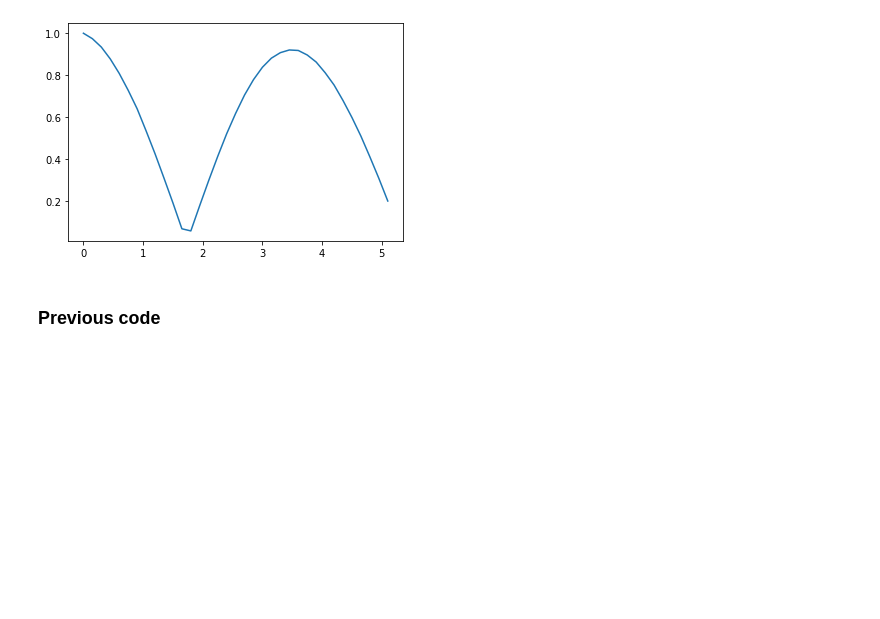
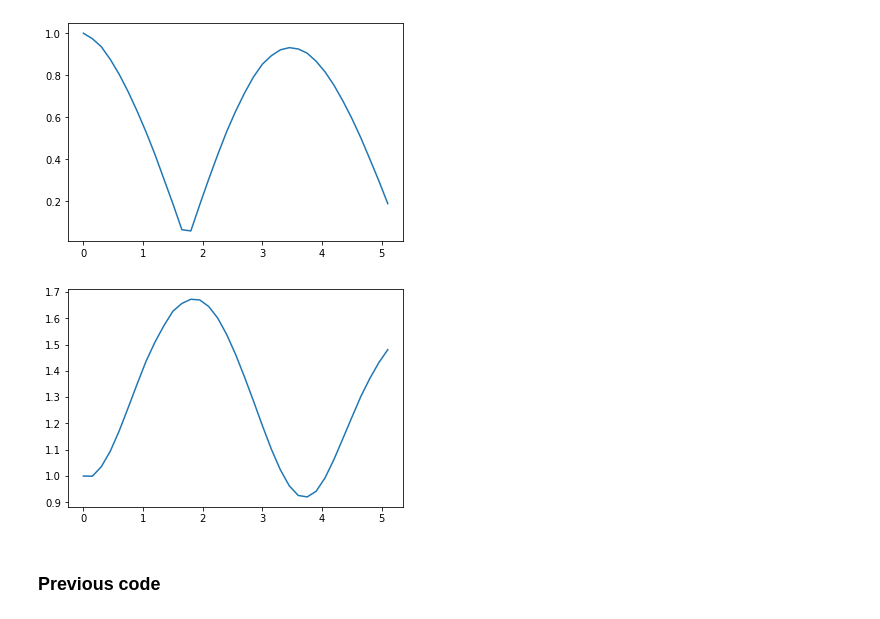
Before and after one commit to psasanka1729/QAAS-project, a Jupyter notebook: QAAS_project.ipynb, the cells around one changed output. Cells and saved outputs as stored; diff of their text form; code cells hidden in the pictures; blank space fills up the shorter version.

```diff
--- a/QAAS_project.ipynb
+++ b/QAAS_project.ipynb
@@ -76,7 +76,7 @@ def Expectation_Values(theta_1):
 
     psi = QuantumCircuit(1) # Initially |psi> = |0>.
 
-    psi.unitary(U_1(theta_1),0)
+    psi.unitary(U_1(theta_1),0) # |psi_tilde> = exp(-i * theta/2 * sigma_x) |0>.
 
     psi = CircuitStateFn(psi)
 
@@ -93,9 +93,13 @@ def Expectation_Values(theta_1):
     sampler = CircuitSampler(simulator).convert(expectation)
     V_0 = sampler.eval().real # Returning the <psi | sigma_y |psi>.
 
-    #psi = QuantumCircuit(1)
-    #psi.x(0)
-    #psi = CircuitStateFn(psi)
+
+
+    psi = QuantumCircuit(1) # Initially |psi> = |0>.
+
+    psi.unitary(U_1(theta_1),0) # |psi_tilde> = exp(-i * theta/2 * sigma_x) |0>.
+
+    psi = CircuitStateFn(psi)
 
     # Choosing the operator whose expectation to be measured.
     op_1 = Z
@@ -126,14 +138,14 @@ alpha_s = [alpha]
 theta_s = [theta]
 
 # Run the expectation value.
-M = Expectation_Values(theta)
+M = Expectation_Values(theta_0)
 while t < 5:
 
     alpha_dot = (alpha/2) * M[0]
     theta_dot = 2-M[1]
 
-    alpha = alpha + dt * alpha_dot
-    theta = theta + dt * theta_dot
+    alpha = alpha + (dt * alpha_dot)
+    theta = theta + (dt * theta_dot)
 
     alpha_s.append(alpha)
     theta_s.append(theta)
@@ -158,6 +169,11 @@ plt.plot(Time,L(alpha_s,theta_s))
 plt.show()
 # %% [output]
 [figure]
+# %%
+plt.plot(Time,alpha_s)
+plt.show()
+# %% [output]
+[figure, added]
 # %% [markdown]
 ### Previous code
 # %%
```
Also changed, not shown: parts of 3 cells of this notebook.
